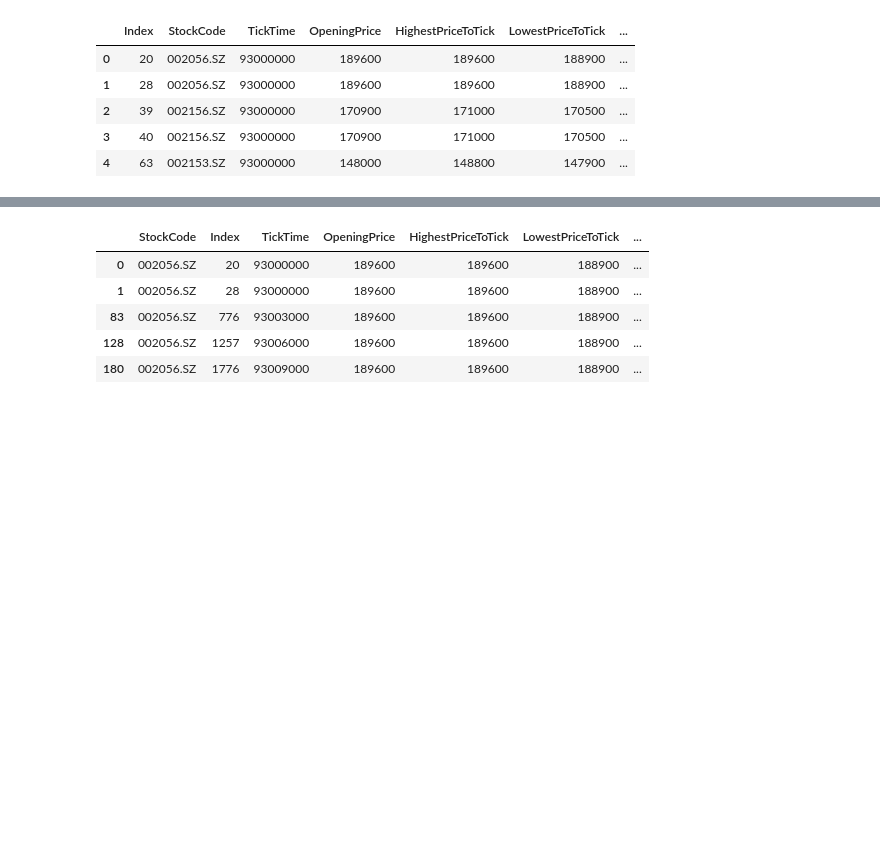
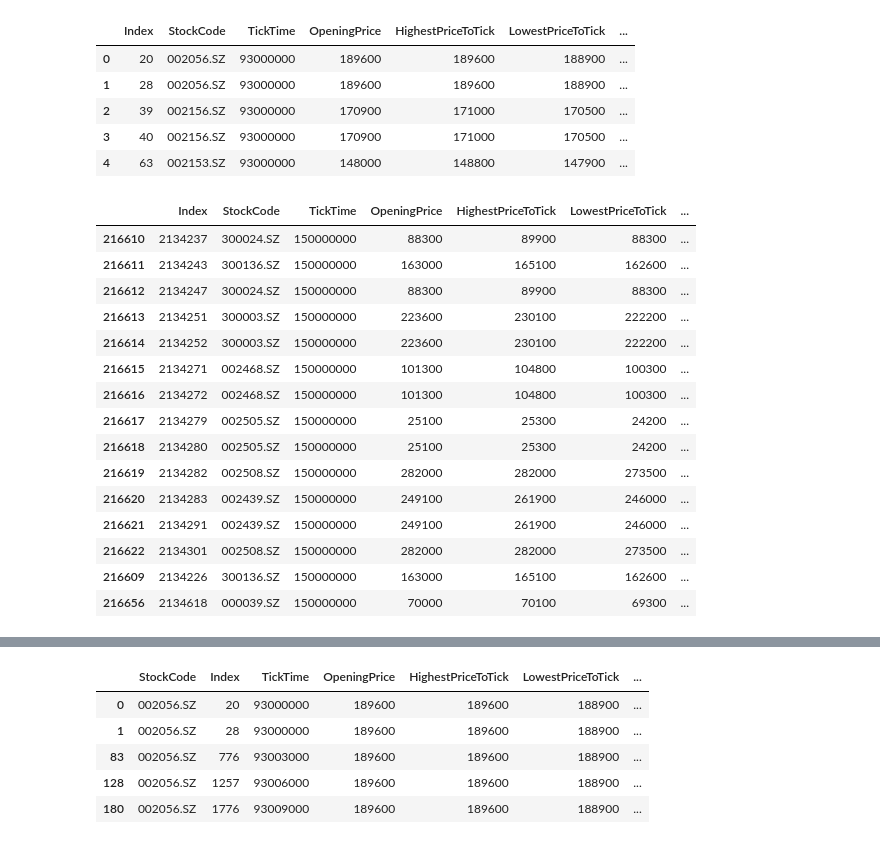
Before and after one commit to kaushikkishen/sultanTrade, a Jupyter notebook: test.ipynb, the cells around one changed output, grey strips where cells are left out. Drawn from its saved outputs; the diff is of its cells as text; code cells hidden in the pictures; blank space fills up the shorter version.

```diff
--- a/test.ipynb
+++ b/test.ipynb
@@ -34,3 +34,24 @@ data.head()
 | 2 | 39 | 002156.SZ | 93000000 | 170900 | 171000 | 170500 | ... |
 | 3 | 40 | 002156.SZ | 93000000 | 170900 | 171000 | 170500 | ... |
 | 4 | 63 | 002153.SZ | 93000000 | 148000 | 148800 | 147900 | ... |
+# %%
+transformer = NDayRegression()
+reg_data = transformer.transform(data)
+reg_data.tail(15)
+# %% [output]
+|  | Index | StockCode | TickTime | OpeningPrice | HighestPriceToTick | LowestPriceToTick | ... |
+| 216610 | 2134237 | 300024.SZ | 150000000 | 88300 | 89900 | 88300 | ... |
+| 216611 | 2134243 | 300136.SZ | 150000000 | 163000 | 165100 | 162600 | ... |
+| 216612 | 2134247 | 300024.SZ | 150000000 | 88300 | 89900 | 88300 | ... |
+| 216613 | 2134251 | 300003.SZ | 150000000 | 223600 | 230100 | 222200 | ... |
+| 216614 | 2134252 | 300003.SZ | 150000000 | 223600 | 230100 | 222200 | ... |
+| 216615 | 2134271 | 002468.SZ | 150000000 | 101300 | 104800 | 100300 | ... |
+| 216616 | 2134272 | 002468.SZ | 150000000 | 101300 | 104800 | 100300 | ... |
+| 216617 | 2134279 | 002505.SZ | 150000000 | 25100 | 25300 | 24200 | ... |
+| 216618 | 2134280 | 002505.SZ | 150000000 | 25100 | 25300 | 24200 | ... |
+| 216619 | 2134282 | 002508.SZ | 150000000 | 282000 | 282000 | 273500 | ... |
+| 216620 | 2134283 | 002439.SZ | 150000000 | 249100 | 261900 | 246000 | ... |
+| 216621 | 2134291 | 002439.SZ | 150000000 | 249100 | 261900 | 246000 | ... |
+| 216622 | 2134301 | 002508.SZ | 150000000 | 282000 | 282000 | 273500 | ... |
+| 216609 | 2134226 | 300136.SZ | 150000000 | 163000 | 165100 | 162600 | ... |
+| 216656 | 2134618 | 000039.SZ | 150000000 | 70000 | 70100 | 69300 | ... |
```
Also changed, not shown: parts of 1 cell of this notebook, 1 other file.
